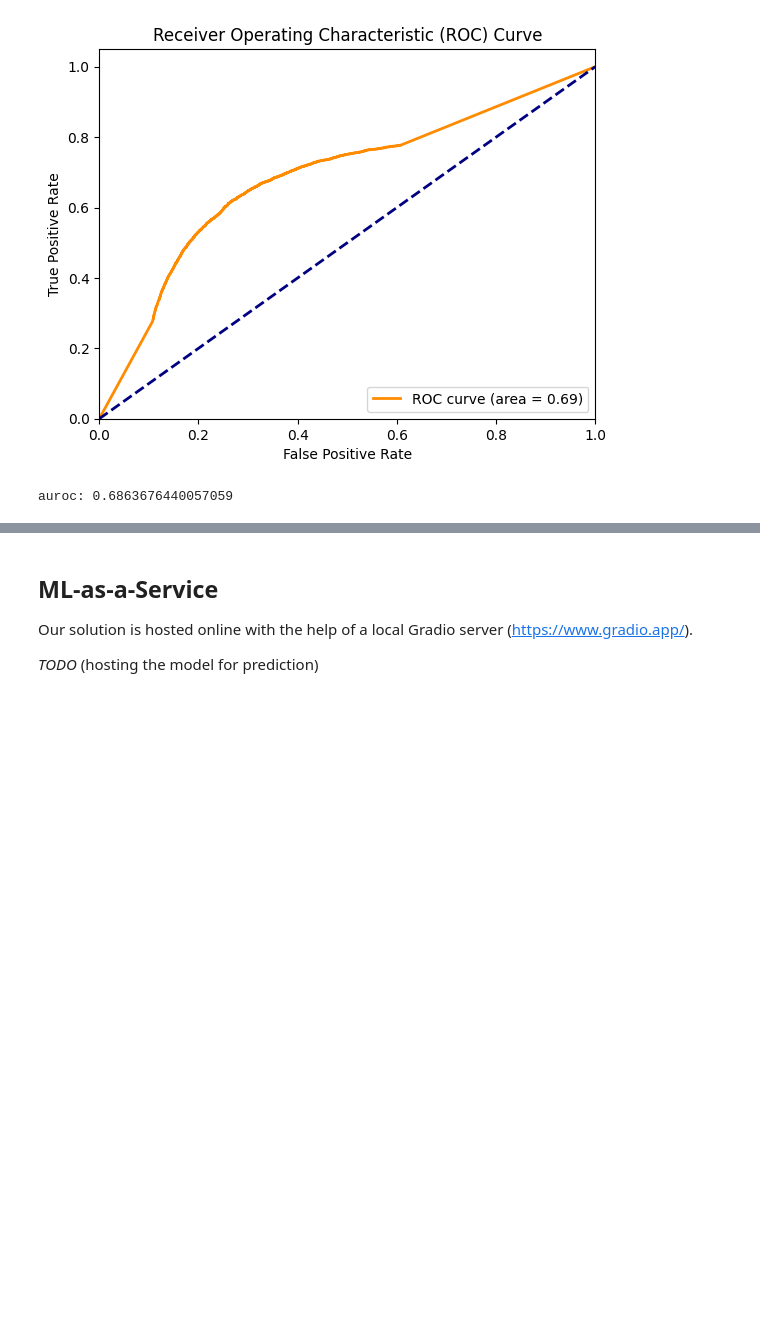
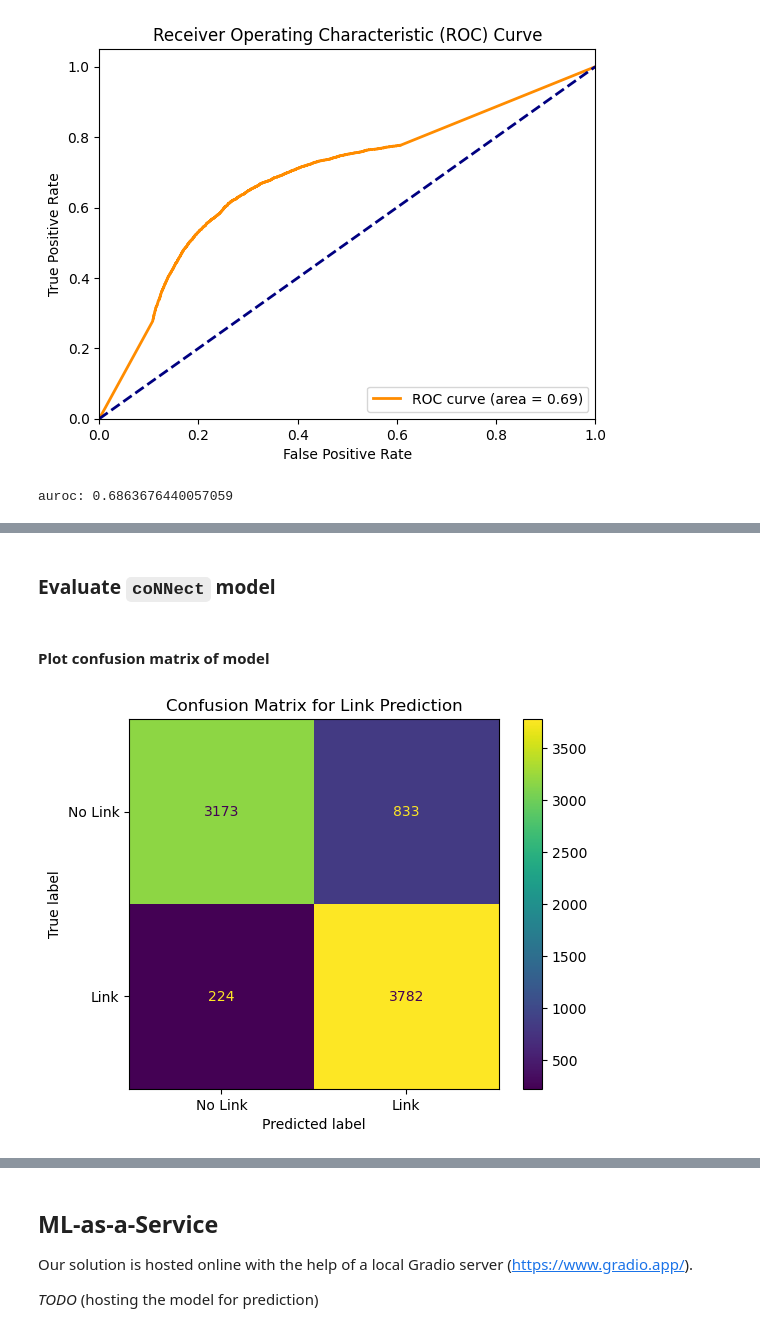
Before and after one commit to dszarvas/coNNect, a Jupyter notebook: coNNect.ipynb, the cells around one changed output, grey strips where cells are left out. Drawn from its saved outputs; the diff is of its cells as text; code cells hidden in the pictures; blank space fills up the shorter version.

Commit message:
Milestone 2 - Added first GNN model
- Implemented the initial coNNect GNN model in coNNect.ipynb
- Updated requirements.txt with Pandas dependencies
- Updated .gitignore to ignore data files

```diff
--- a/coNNect.ipynb
+++ b/coNNect.ipynb
@@ -1273,0 +1413,17 @@ auroc: 0.6863676440057059
+# %%
+from pytorch_lightning import Trainer
+
+model_parameters = {
+    # TODO
+}
+
+model = CoNNectLinkPredictor(
+    in_channels=data.num_features,
+    hidden_channels=64,
+    train_data=geo_train,
+    val_data=geo_val,
+    test_data=geo_test
+)
+
+trainer = Trainer(max_epochs=200, log_every_n_steps=1)
+trainer.fit(model)
@@ -1273,0 +1471,33 @@ auroc: 0.6863676440057059
+# %% [markdown]
+### Evaluate `coNNect` model
+# %% [markdown]
+#### Plot confusion matrix of model
+# %%
+import torch
+from sklearn.metrics import confusion_matrix, ConfusionMatrixDisplay
+import matplotlib.pyplot as plt
+
+# Encode node features and predict link scores
+z = model(geo_val.x, geo_val.edge_index)
+
+pos_edge_index = geo_val.edge_index
+pos_scores = (z[pos_edge_index[0]] * z[pos_edge_index[1]]).sum(dim=1)
+
+neg_edge_index = geo_val.neg_edge_index
+neg_scores = (z[neg_edge_index[0]] * z[neg_edge_index[1]]).sum(dim=1)
+
+all_scores = torch.cat([pos_scores, neg_scores]).detach().numpy()
+all_labels = torch.cat([torch.ones(pos_scores.size(0)), torch.zeros(neg_scores.size(0))]).detach().numpy()
+
+threshold = 0.5
+predicted_labels = (all_scores >= threshold).astype(int)
+
+# Generate the confusion matrix
+cm = confusion_matrix(all_labels, predicted_labels)
+
+disp = ConfusionMatrixDisplay(confusion_matrix=cm, display_labels=["No Link", "Link"])
+disp.plot()
+plt.title("Confusion Matrix for Link Prediction")
+plt.show()
+# %% [output]
+[figure, added]
```
Also changed, not shown: parts of 28 cells of this notebook, 3 other files.
